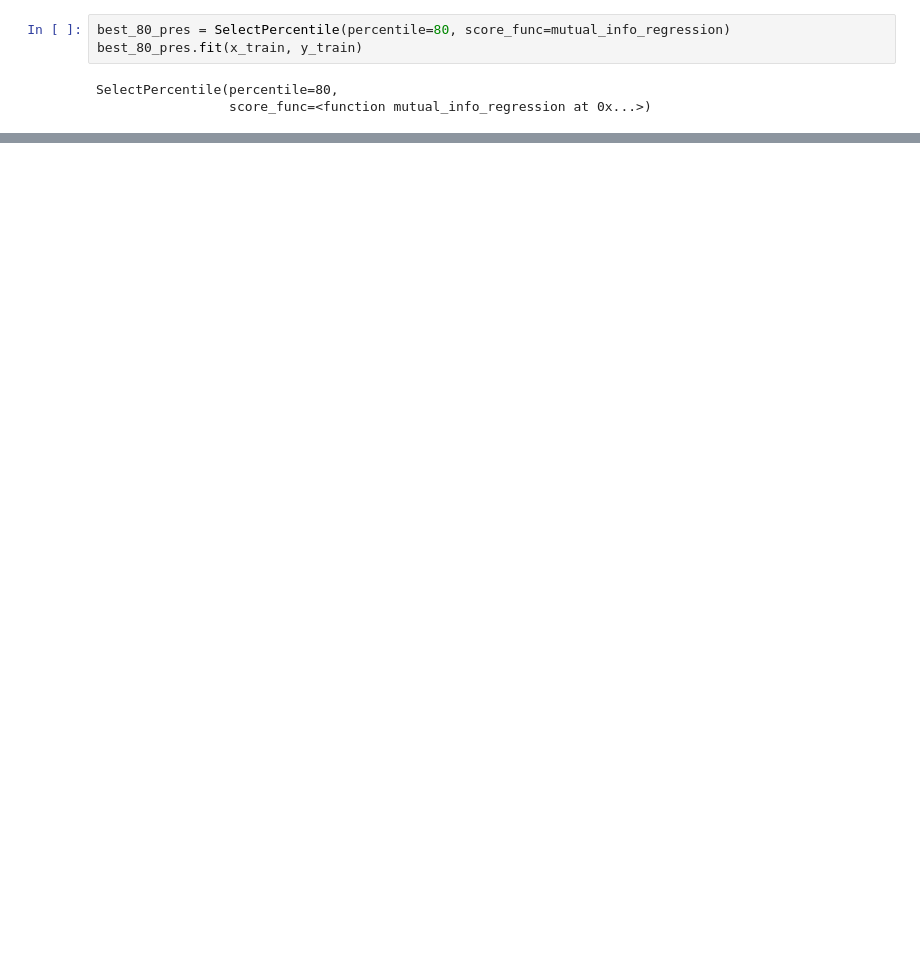
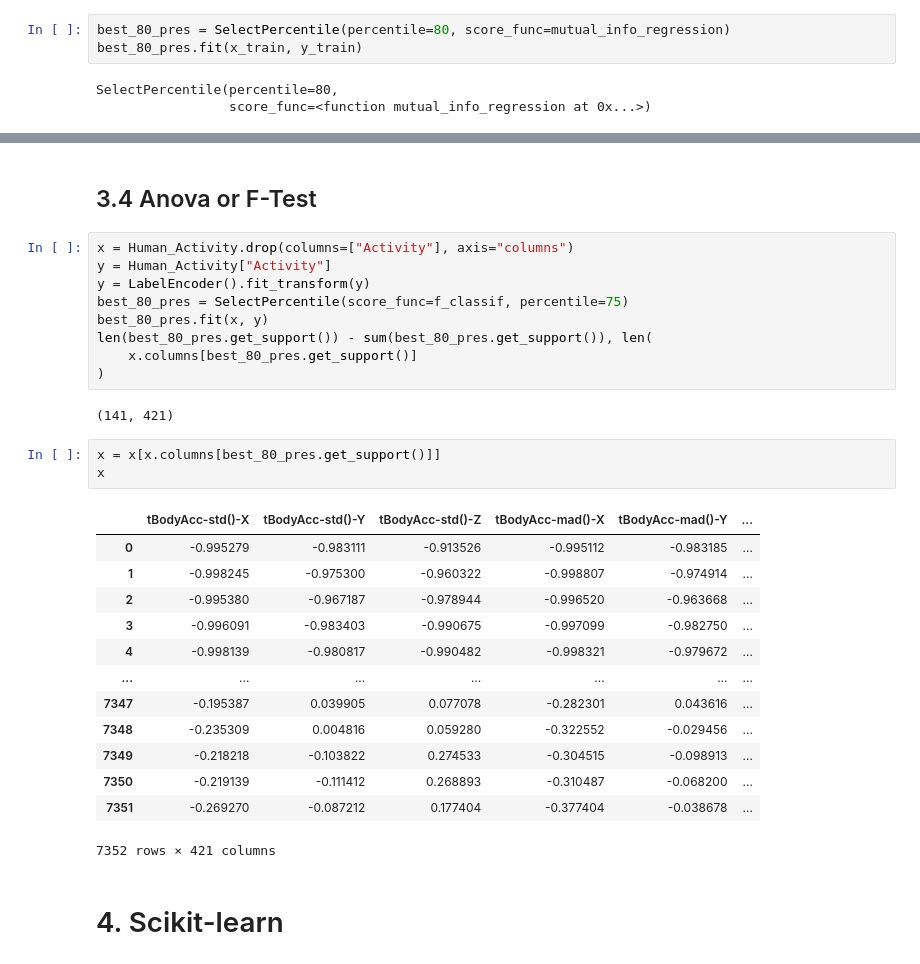
Before and after one commit to ahmedhany14/Feature-engineering, a Jupyter notebook: feature selection/feature_selection.ipynb, the cells around one changed output, grey strips where cells are left out. Saved outputs shown, nothing was run; the diff lists cells and outputs as text; blank space fills up the shorter version.

Commit message:
Feature selection

```diff
--- a/feature selection/feature_selection.ipynb
+++ b/feature selection/feature_selection.ipynb
@@ -917,0 +908,32 @@ x_train
+# %% [markdown]
+## 3.4 Anova or F-Test
+# %%
+x = Human_Activity.drop(columns=["Activity"], axis="columns")
+y = Human_Activity["Activity"]
+y = LabelEncoder().fit_transform(y)
+best_80_pres = SelectPercentile(score_func=f_classif, percentile=75)
+best_80_pres.fit(x, y)
+len(best_80_pres.get_support()) - sum(best_80_pres.get_support()), len(
+    x.columns[best_80_pres.get_support()]
+)
+# %% [output]
+(141, 421)
+# %%
+x = x[x.columns[best_80_pres.get_support()]]
+x
+# %% [output]
+|  | tBodyAcc-std()-X | tBodyAcc-std()-Y | tBodyAcc-std()-Z | tBodyAcc-mad()-X | tBodyAcc-mad()-Y | ... |
+| 0 | -0.995279 | -0.983111 | -0.913526 | -0.995112 | -0.983185 | ... |
+| 1 | -0.998245 | -0.975300 | -0.960322 | -0.998807 | -0.974914 | ... |
+| 2 | -0.995380 | -0.967187 | -0.978944 | -0.996520 | -0.963668 | ... |
+| 3 | -0.996091 | -0.983403 | -0.990675 | -0.997099 | -0.982750 | ... |
+| 4 | -0.998139 | -0.980817 | -0.990482 | -0.998321 | -0.979672 | ... |
+| ... | ... | ... | ... | ... | ... | ... |
+| 7347 | -0.195387 | 0.039905 | 0.077078 | -0.282301 | 0.043616 | ... |
+| 7348 | -0.235309 | 0.004816 | 0.059280 | -0.322552 | -0.029456 | ... |
+| 7349 | -0.218218 | -0.103822 | 0.274533 | -0.304515 | -0.098913 | ... |
+| 7350 | -0.219139 | -0.111412 | 0.268893 | -0.310487 | -0.068200 | ... |
+| 7351 | -0.269270 | -0.087212 | 0.177404 | -0.377404 | -0.038678 | ... |
+7352 rows × 421 columns
+# %% [markdown]
+# 4. Scikit-learn
```
Also changed, not shown: parts of 61 cells of this notebook, 1 other file.
